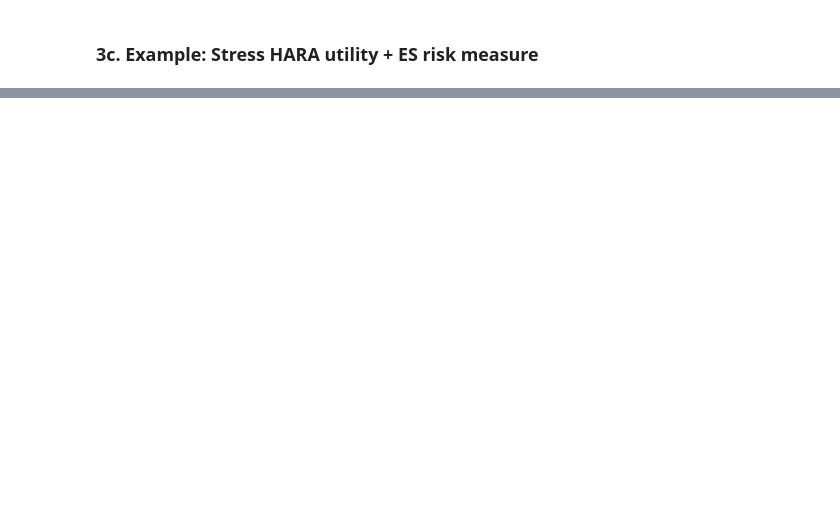
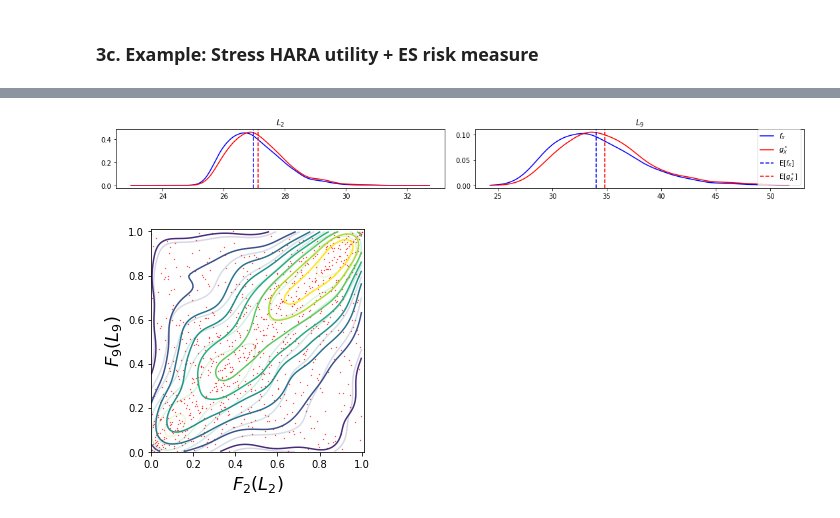
Before and after one commit to spesenti/SWIM-Wasserstein-py, a Jupyter notebook: Data/Example/W_Stress_example.ipynb, the cells around one changed output, grey strips where cells are left out. Cells and saved outputs as stored; diff of their text form; code cells hidden in the pictures; blank space fills up the shorter version.

```diff
--- a/Data/Example/W_Stress_example.ipynb
+++ b/Data/Example/W_Stress_example.ipynb
@@ -166,12 +164,11 @@ alpha = 0.9
 beta = 0.1
 
 for p in p_list:
-    # Set the alpha-beta gamma function and plot
+    # Plot the alpha-beta gamma function
     alpha_beta_gamma = [lambda u: ((u < beta) * p + (u >= alpha) * (1 - p)) / (p * beta + (1 - p) * (1 - alpha))]
-    StressModel.set_gamma(alpha_beta_gamma)
 
     plt.plot(u, alpha_beta_gamma[0](u))
-    plt.ylabel(r'$\alpha_{0.9}-\beta_{0.1} \gamma(u)$')
+    plt.ylabel(r'$\gamma(u)$')
     plt.xlabel('u')
-    plt.title(f'alpha-beta Risk Measure for p={p}')
+    plt.title(f'p={p}')
     plt.show()
@@ -304,0 +287,28 @@ StressModel.plot_sensitivities(sensitivity_measures_90, labels=labels, colors=co
+# %%
+# Set alpha, gammas
+alpha = 0.95
+gamma_ES = [lambda u: (u >= alpha) / (1 - alpha)]
+StressModel.set_gamma(gamma_ES)
+
+# Set stresses
+rm_stress = 5
+mean_stress = -5
+std_stress = 2
+
+# Compute the risk-measure, mean, and standard deviation of the base model
+RM_P = StressModel.get_risk_measure_baseline()
+mean_P, std_P = StressModel.get_mean_std_baseline()
+
+# Run optimization
+_, _, _, _, fig = StressModel.optimise_rm_mean_std(np.array([1 + rm_stress / 100]) * RM_P,
+                                                      (1 + mean_stress / 100) * mean_P,
+                                                      (1 + std_stress / 100) * std_P,
+                                                  title=f"quantile")
+
+filename = folder + f'ES-mean-std/data_alpha_{alpha}_ES_{rm_stress}_M_{mean_stress}_S_{std_stress}'
+
+# Plot quantile function
+display(fig)
+
+# Plot result distributions
+StressModel.plot_dist(filename, type="ES", title=f"density", cdf=False, save=False)
@@ -390,0 +412,13 @@ StressModel.plot_sensitivities(sensitivity_measures_s, labels=labels, colors=col
+# %%
+# Set (Li, Lj) to plot
+i = 1
+j = 8
+
+# Plot density of Li, Lj
+StressModel.plot_xdensity(filename, inputs = [i, j], save=False)
+
+# Plot copula contours for selected (Li, Lj)
+StressModel.plot_copula(i, j, filename + f'_copula_L{i}_L{j}.pdf', save=False)
+# %% [output]
+[figure, added]
+[figure, added]
```
Also changed, not shown: parts of 26 cells of this notebook, 1 other file.
